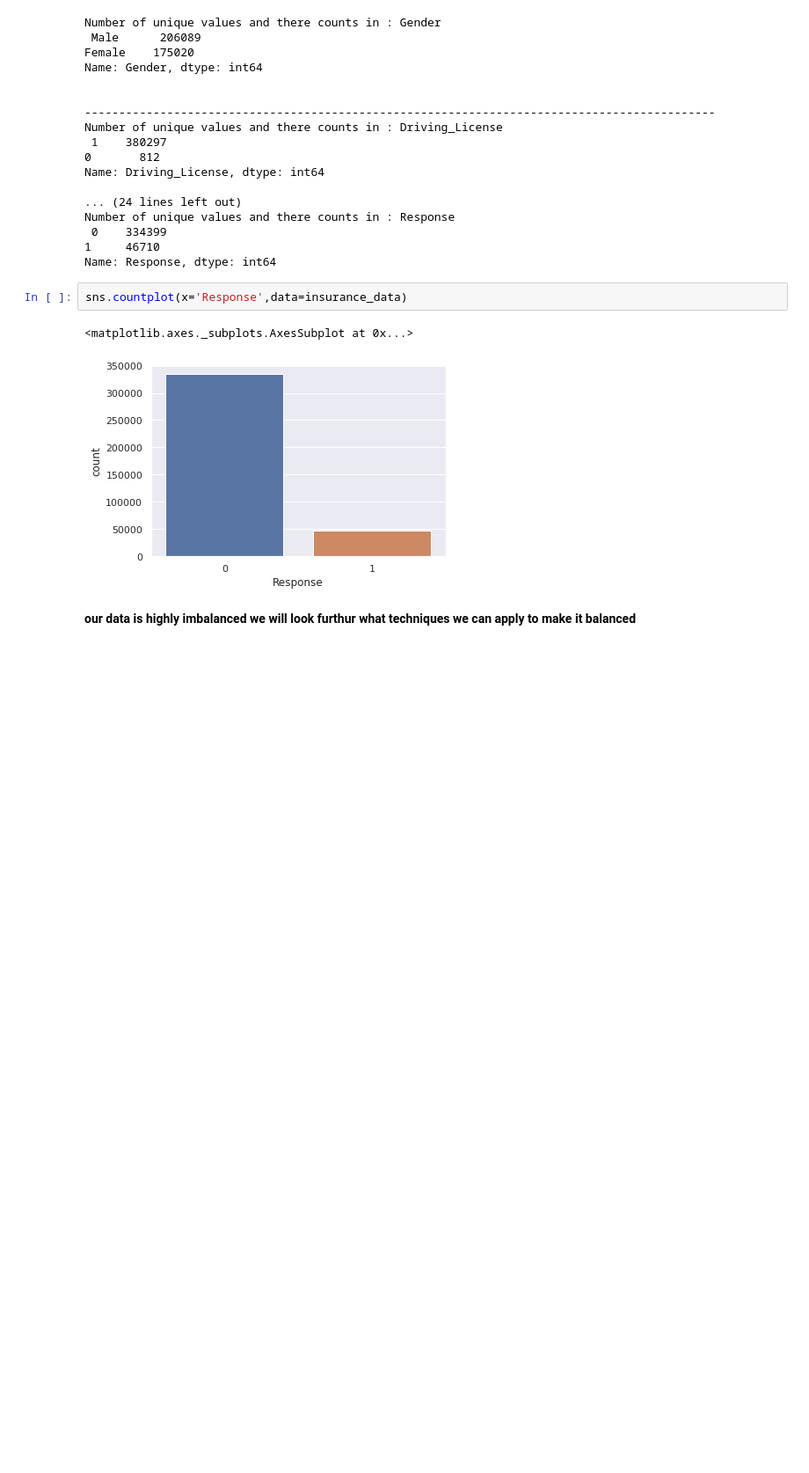
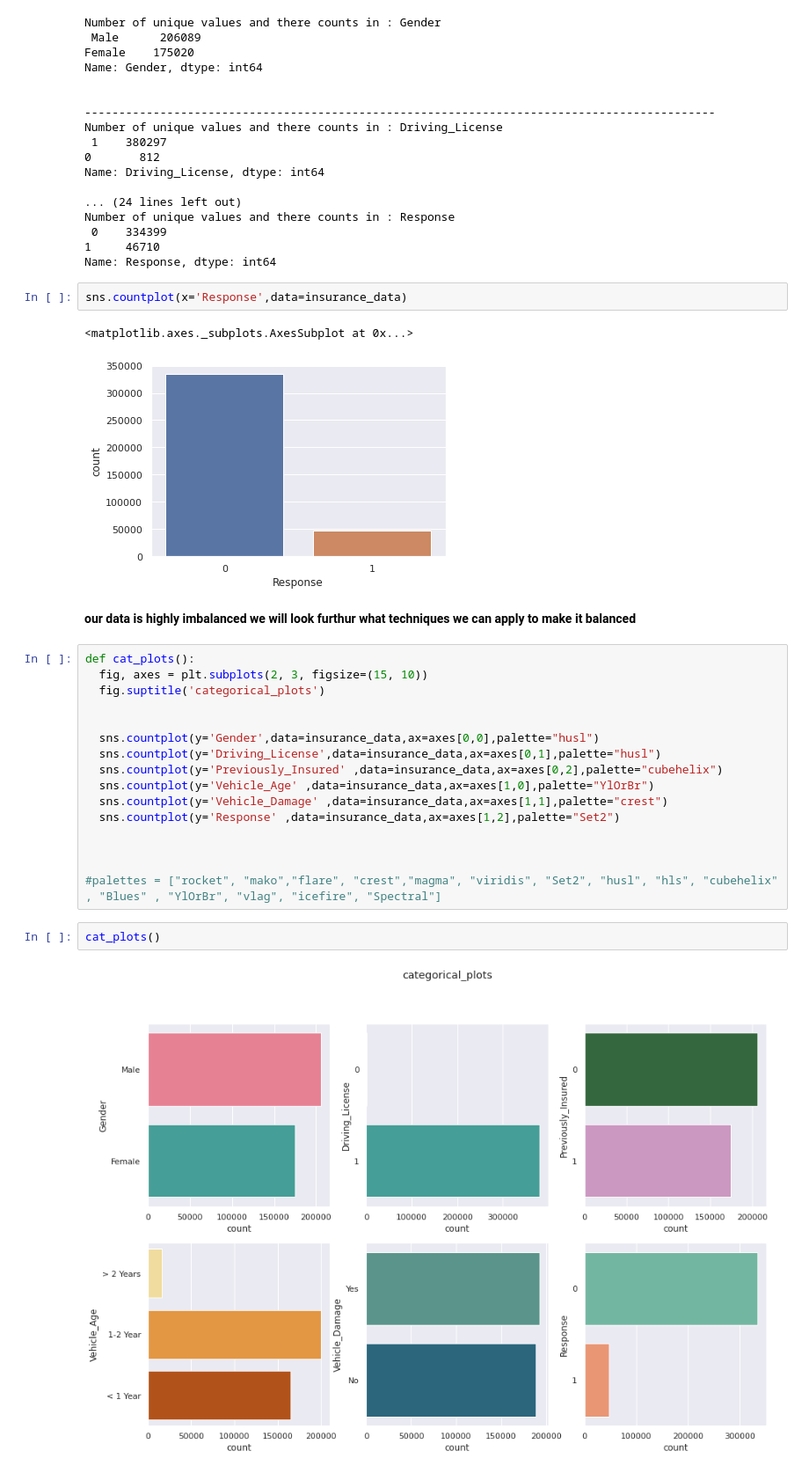
Before and after one commit to smriti192002/Health-Insurance-Cross-Sell-Prediction, a Jupyter notebook: Health_Insurance_Cross_Sell_Prediction.ipynb, the cells around one changed output. Shown: that part at 88% size. Drawn from its saved outputs; the diff is of its cells as text; blank space fills up the shorter version.

```diff
--- a/Health_Insurance_Cross_Sell_Prediction.ipynb
+++ b/Health_Insurance_Cross_Sell_Prediction.ipynb
@@ -180,3 +194,23 @@ sns.countplot(x='Response',data=insurance_data)
 [figure]
 # %% [markdown]
 **our data is highly imbalanced we will look furthur what techniques we can apply to make it balanced**
+# %%
+def cat_plots():
+  fig, axes = plt.subplots(2, 3, figsize=(15, 10))
+  fig.suptitle('categorical_plots')
+
+
+  sns.countplot(y='Gender',data=insurance_data,ax=axes[0,0],palette="husl")
+  sns.countplot(y='Driving_License',data=insurance_data,ax=axes[0,1],palette="husl")
+  sns.countplot(y='Previously_Insured' ,data=insurance_data,ax=axes[0,2],palette="cubehelix")
+  sns.countplot(y='Vehicle_Age' ,data=insurance_data,ax=axes[1,0],palette="YlOrBr")
+  sns.countplot(y='Vehicle_Damage' ,data=insurance_data,ax=axes[1,1],palette="crest")
+  sns.countplot(y='Response' ,data=insurance_data,ax=axes[1,2],palette="Set2")
+
+
+
+#palettes = ["rocket", "mako","flare", "crest","magma", "viridis", "Set2", "husl", "hls", "cubehelix" , "Blues" , "YlOrBr", "vlag", "icefire", "Spectral"]
+# %%
+cat_plots()
+# %% [output]
+[figure, added]
```
Also changed, not shown: parts of 20 cells of this notebook.
